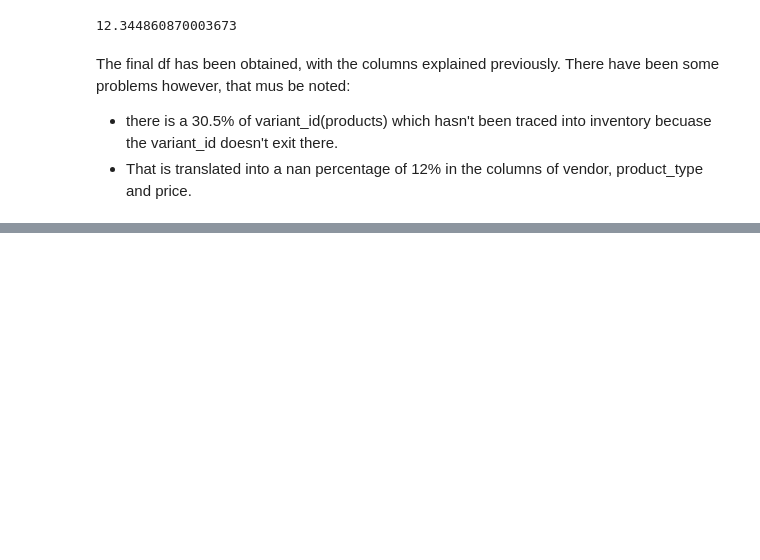
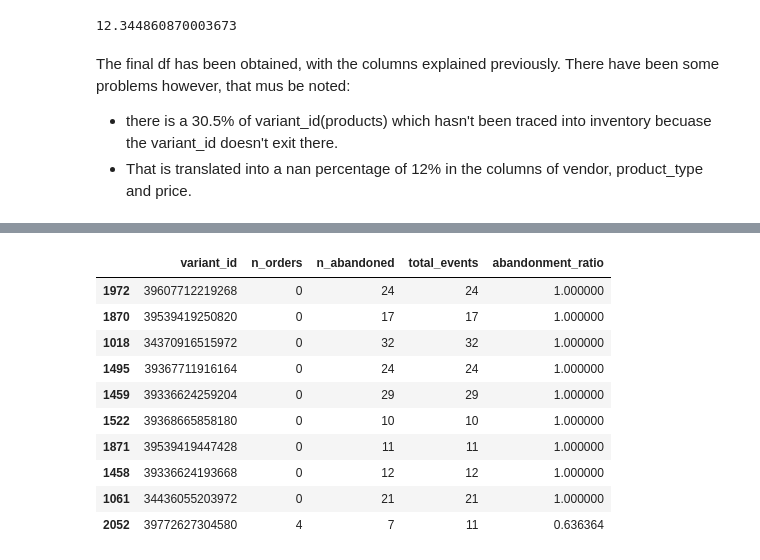
Before and after one commit to Pablomarttinn/zrive-ds, a Jupyter notebook: src/module_2/Work1.ipynb, the cells around one changed output, grey strips where cells are left out. Saved outputs shown, nothing was run; the diff lists cells and outputs as text; code cells hidden in the pictures; blank space fills up the shorter version.

```diff
--- a/src/module_2/Work1.ipynb
+++ b/src/module_2/Work1.ipynb
@@ -401,0 +453,16 @@ The final df has been obtained, with the columns explained previously. There hav
+# %%
+product_events_filtered.sort_values(by='abandonment_ratio',
+                                    ascending = False
+                                   ).head(10)
+# %% [output]
+|  | variant_id | n_orders | n_abandoned | total_events | abandonment_ratio |
+| 1972 | 39607712219268 | 0 | 24 | 24 | 1.000000 |
+| 1870 | 39539419250820 | 0 | 17 | 17 | 1.000000 |
+| 1018 | 34370916515972 | 0 | 32 | 32 | 1.000000 |
+| 1495 | 39367711916164 | 0 | 24 | 24 | 1.000000 |
+| 1459 | 39336624259204 | 0 | 29 | 29 | 1.000000 |
+| 1522 | 39368665858180 | 0 | 10 | 10 | 1.000000 |
+| 1871 | 39539419447428 | 0 | 11 | 11 | 1.000000 |
+| 1458 | 39336624193668 | 0 | 12 | 12 | 1.000000 |
+| 1061 | 34436055203972 | 0 | 21 | 21 | 1.000000 |
+| 2052 | 39772627304580 | 4 | 7 | 11 | 0.636364 |
```
Also changed, not shown: parts of 21 cells of this notebook, 1 other file.
